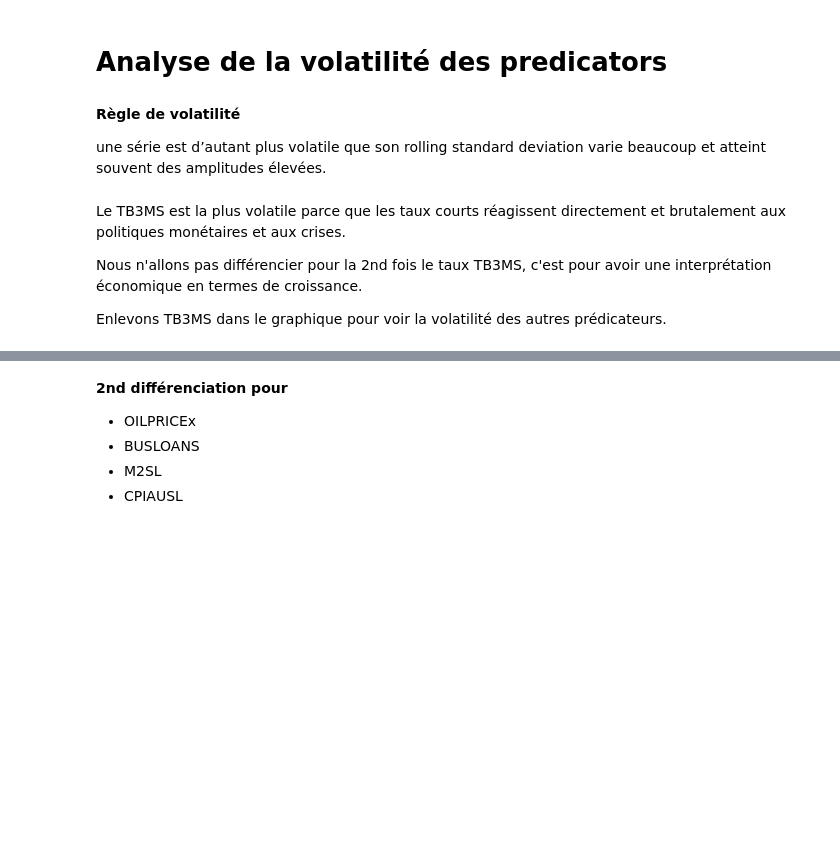
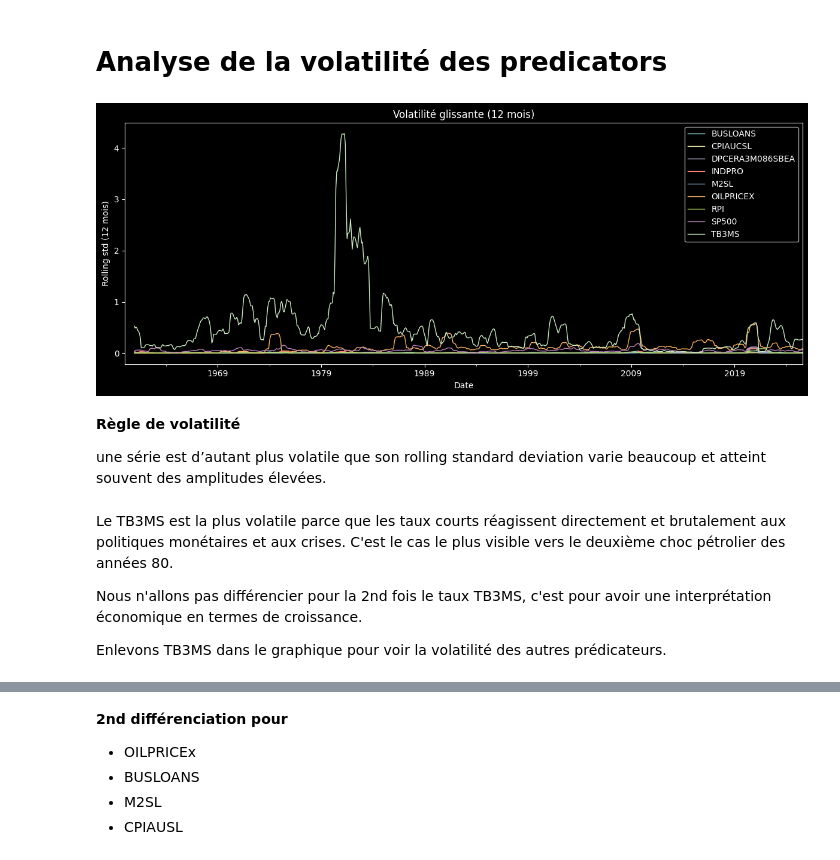
Before and after one commit to MitaDataAI/Explainable_AI_Forecast_and_explain_the_Unemployment_of_USA, a Jupyter notebook: 3_notebook/1_stationarity.ipynb, the cells around one changed output, grey strips where cells are left out. Cells and saved outputs as stored; diff of their text form; code cells hidden in the pictures; blank space fills up the shorter version.

```diff
--- a/3_notebook/1_stationarity.ipynb
+++ b/3_notebook/1_stationarity.ipynb
@@ -461,6 +323,14 @@ plt.show()
 La justification d'une différenciation de seconde ordre ne s'effectue pas uniquement sur l'analyse de l'autocorrélation. Elle est complémentaire avec celle de la volatilité.
 # %% [markdown]
 # Analyse de la volatilité des predicators
+# %%
+plot_rolling_volatility(
+    df_stationary,
+    window=12,
+    exclude_cols=("UNRATE", "USREC")
+)
+# %% [output]
+[figure, added]
 # %% [markdown]
 **Règle de volatilité**
 
@@ -477,5 +338,5 @@ roll_vol.plot(figsize=(10,4), title="Volatilité glissante (12 mois)")
 # %% [markdown]
-Le TB3MS est la plus volatile parce que les taux courts réagissent directement et brutalement aux politiques monétaires et aux crises.
+Le TB3MS est la plus volatile parce que les taux courts réagissent directement et brutalement aux politiques monétaires et aux crises. C'est le cas le plus visible vers le deuxième choc pétrolier des années 80.
 
 Nous n'allons pas différencier pour la 2nd fois le taux TB3MS, c'est pour avoir une interprétation économique en termes de croissance.
 
```
Also changed, not shown: parts of 20 cells of this notebook, 1 other file.
